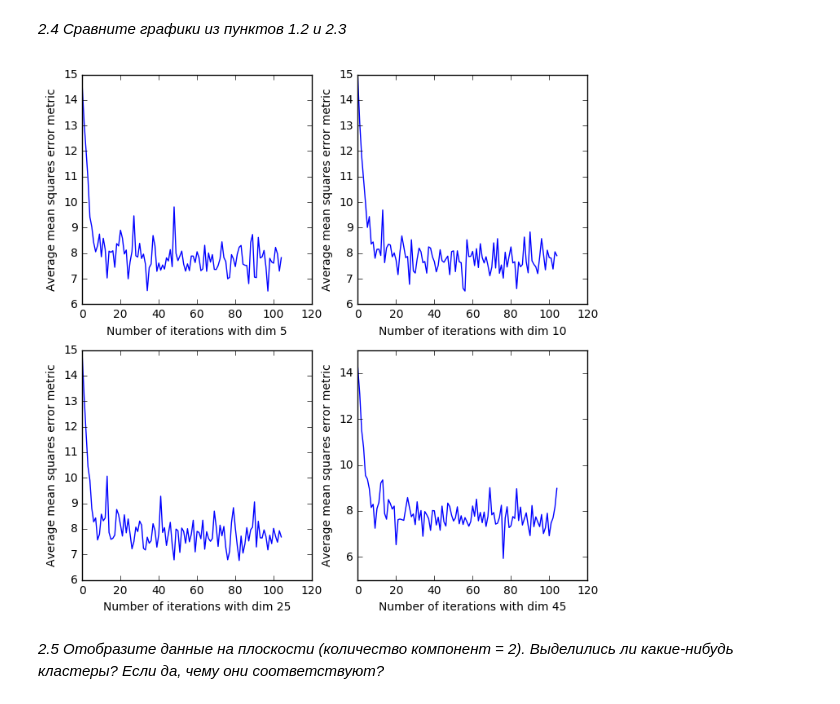
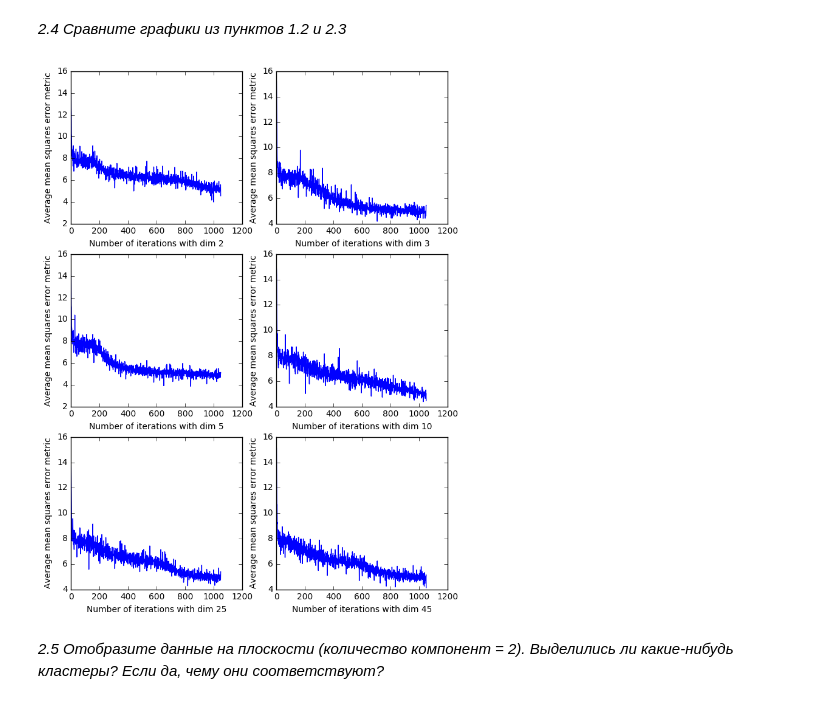
Before and after one commit to alexlyzhov/sphere-neural, a Jupyter notebook: sem8/lyzhov.ipynb, the cells around one changed output. Drawn from its saved outputs; the diff is of its cells as text; code cells hidden in the pictures.

```diff
--- a/sem8/lyzhov.ipynb
+++ b/sem8/lyzhov.ipynb
@@ -134,7 +131,7 @@ plt.scatter(t[:, 0], t[:, 1], c = cluster_nums)
 # %% [markdown]
 <i> 2.1 Обучите автокодировщик с архитектурой 4096 -> 200 -> 10 -> 200 -> 4096. В качестве нелинейностей используйте сигмоиду.</i>
 # %%
-def learn(X, dim, epochs = 15):
+def learn(X, dim, epochs = 150):
     net = nn.Sequential(nn.Linear(4096, 200), nn.Sigmoid(), nn.Linear(200, dim), nn.Sigmoid(), nn.Linear(dim, 200),
              nn.Sigmoid(), nn.Linear(200, 4096), nn.Sigmoid())
     lossf = torch.nn.MSELoss()
@@ -175,19 +174,20 @@ Quality is on par with 80 component PCA
 # %% [markdown]
 <i> 2.4 Сравните графики из пунктов 1.2 и 2.3 </i>
 # %%
-dims = [5, 10, 25, 45]
+dims = [2, 3, 5, 10, 25, 45]
 losses = []
 for dim in dims:
     net, dim_losses = learn(X, dim)
     losses.append(dim_losses)
 # %%
-plt.figure(figsize=(8, 8))
+plt.figure(figsize=(8, 11))
 nrows = 2
+ncols = 3
 for i in xrange(len(losses)):
-    plt.subplot(nrows, nrows, i+1)
+    plt.subplot(ncols, nrows, i+1)
     plt.plot(losses[i] * X.shape[0])
     plt.xlabel('Number of iterations with dim ' + str(dims[i]))
     plt.ylabel('Average mean squares error metric')
 plt.show()
 # %% [output]
-[figure, old version]
+[figure, new version]
```
Also changed, not shown: parts of 11 cells of this notebook.
